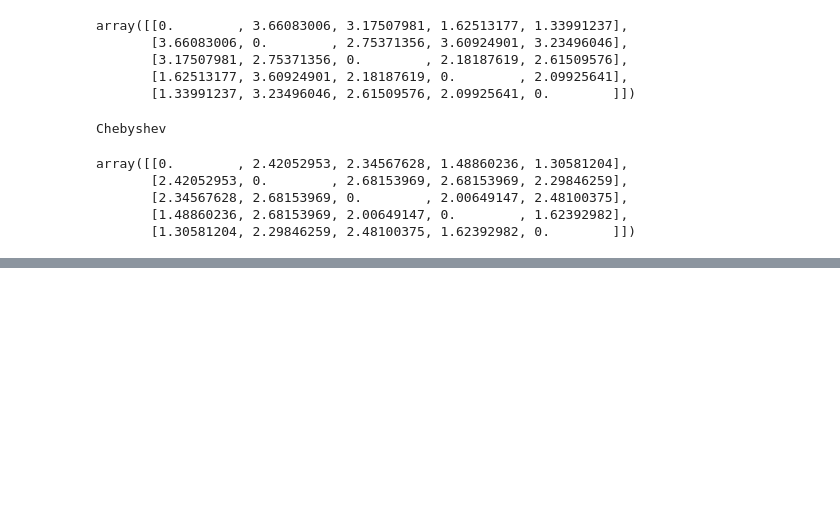
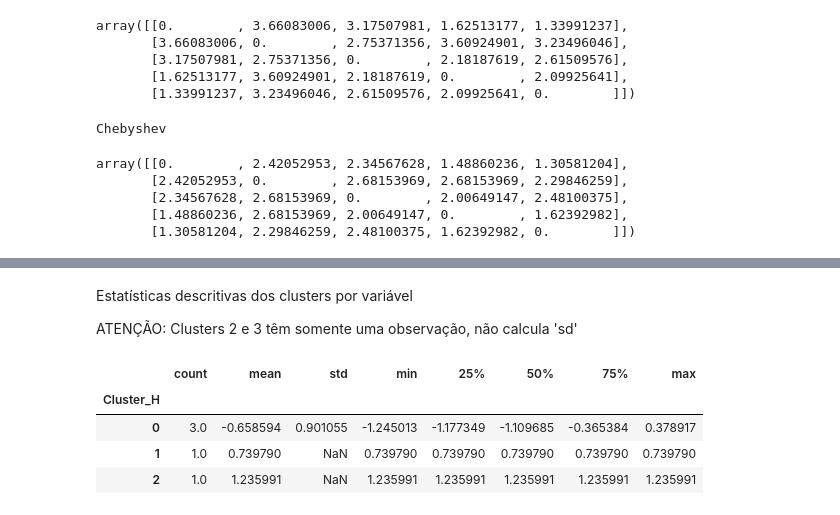
Before and after one commit to PericlesSavio/datascience, a Jupyter notebook: MBA em Data Science e Analytics/Agrupamento Hierárquico/Notas.ipynb, the cells around one changed output, grey strips where cells are left out. Saved outputs shown, nothing was run; the diff lists cells and outputs as text; code cells hidden in the pictures; blank space fills up the shorter version.

```diff
--- a/MBA em Data Science e Analytics/Agrupamento Hierárquico/Agrupamento Hierárquico.ipynb
+++ b/MBA em Data Science e Analytics/Agrupamento Hierárquico/Notas.ipynb
@@ -251,0 +156,4 @@ previsoes = hc.fit_predict(base)
+# %%
+from scipy.cluster.hierarchy import cut_tree #biblioteca
+vestibular_normalizado_df['Cluster_H'] = cut_tree(coeficientes_single, n_clusters=3)
+vestibular_normalizado_df
@@ -251,0 +167,12 @@ previsoes = hc.fit_predict(base)
+# %% [markdown]
+Estatísticas descritivas dos clusters por variável
+
+ATENÇÃO: Clusters 2 e 3 têm somente uma observação, não calcula 'sd'
+# %%
+vestibular_normalizado_df.groupby('Cluster_H').describe()['Matemática'] # Estatísticas descritivas da variável 'matematica'
+# %% [output]
+|  | count | mean | std | min | 25% | 50% | 75% | max |
+| Cluster_H |  |  |  |  |  |  |  |  |
+| 0 | 3.0 | -0.658594 | 0.901055 | -1.245013 | -1.177349 | -1.109685 | -0.365384 | 0.378917 |
+| 1 | 1.0 | 0.739790 | NaN | 0.739790 | 0.739790 | 0.739790 | 0.739790 | 0.739790 |
+| 2 | 1.0 | 1.235991 | NaN | 1.235991 | 1.235991 | 1.235991 | 1.235991 | 1.235991 |
```
Also changed, not shown: parts of 37 cells of this notebook, 2 other files.
